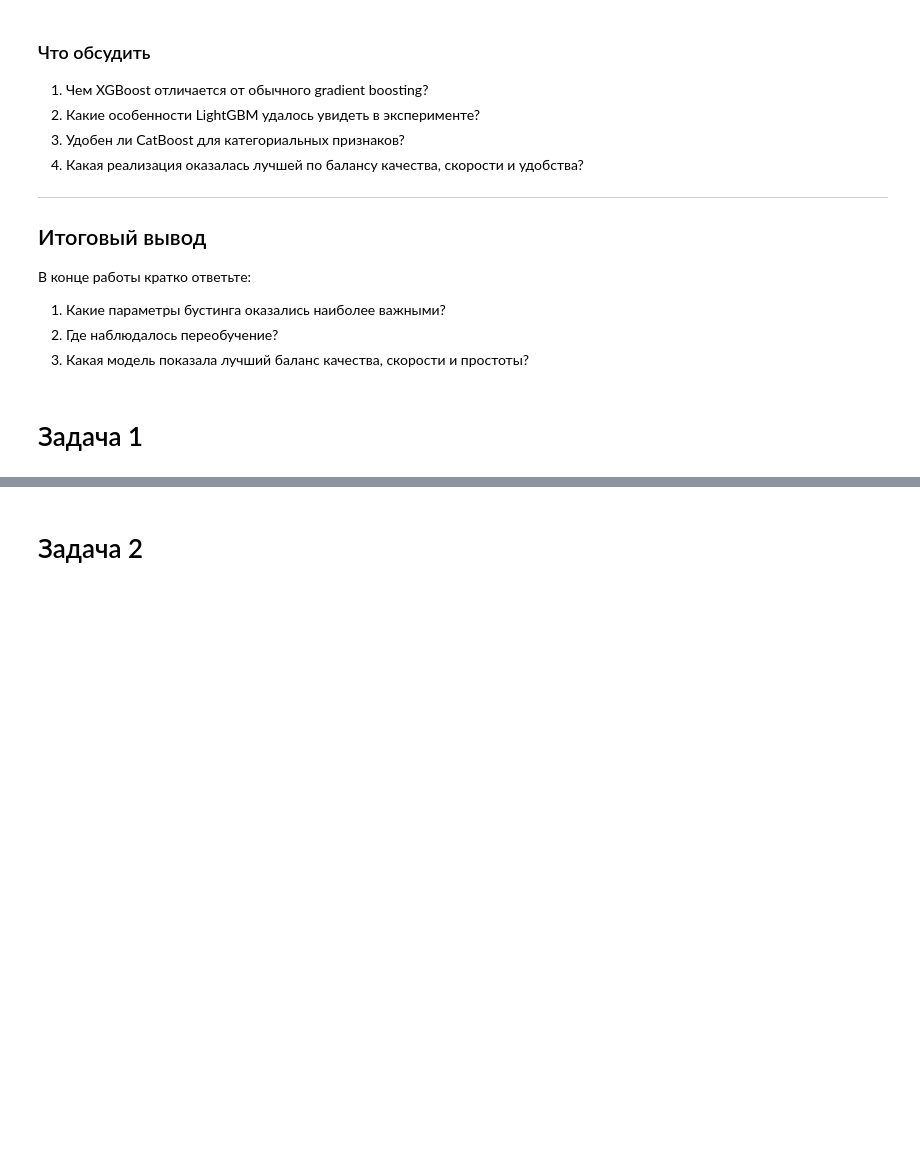
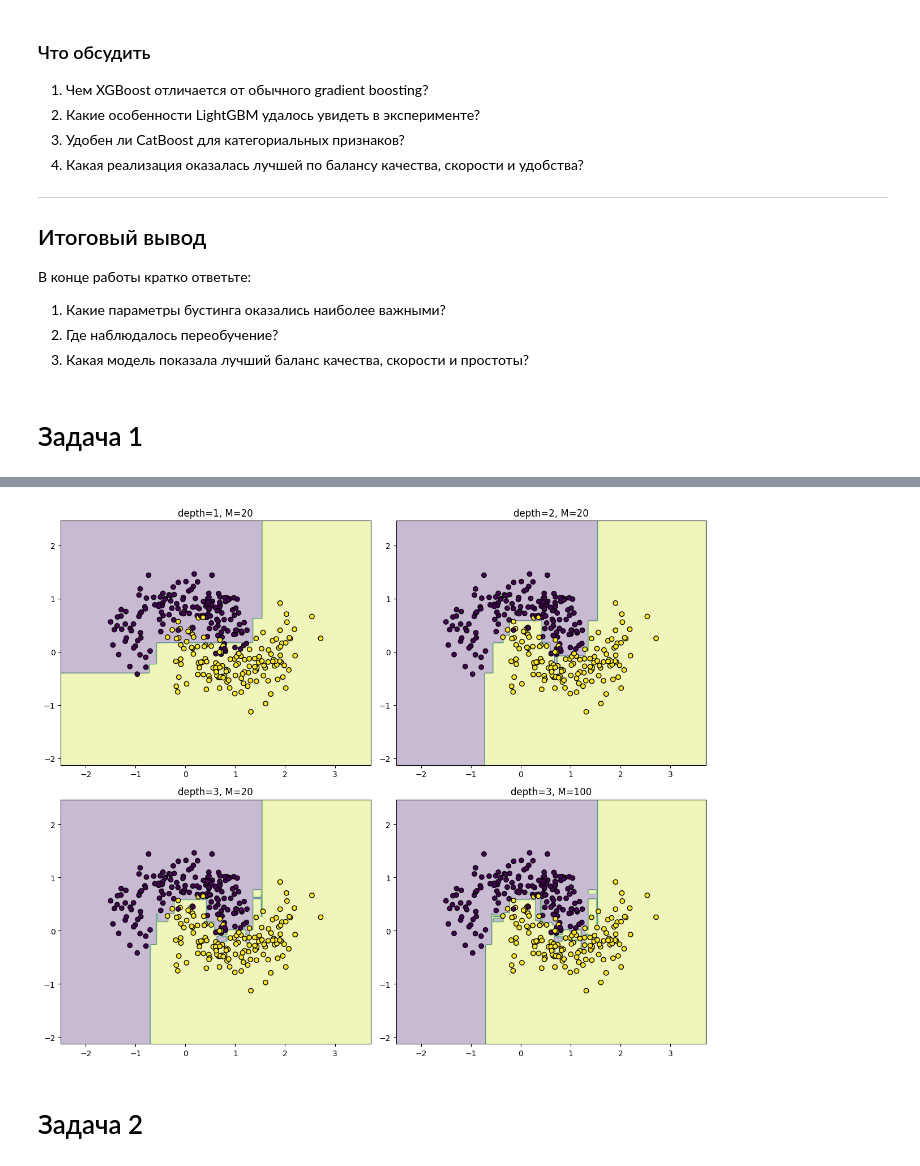
Before and after one commit to DmytryPan/ml-math-base-course, a Jupyter notebook: lab-10-boosting/HW_10_boosting.ipynb, the cells around one changed output, grey strips where cells are left out. Saved outputs shown, nothing was run; the diff lists cells and outputs as text; code cells hidden in the pictures; blank space fills up the shorter version.

```diff
--- a/lab-10-boosting/HW_10_boosting.ipynb
+++ b/lab-10-boosting/HW_10_boosting.ipynb
@@ -124,3 +228,68 @@ $$
+# %%
+def plot_decision_boundary(model, X, y, title):
+
+    x_min, x_max = X[:, 0].min() - 1, X[:, 0].max() + 1
+    y_min, y_max = X[:, 1].min() - 1, X[:, 1].max() + 1
+
+    xx, yy = np.meshgrid(
+        np.linspace(x_min, x_max, 300),
+        np.linspace(y_min, y_max, 300)
+    )
+
+    grid = np.c_[xx.ravel(), yy.ravel()]
+
+    probs = model.predict(grid)
+    probs = probs.reshape(xx.shape)
+
+    plt.contourf(xx, yy, probs, alpha=0.3)
+
+    plt.scatter(
+        X[:, 0],
+        X[:, 1],
+        c=y,
+        edgecolors='k'
+    )
+
+    plt.title(title)
+
+
+configs = [
+    (1, 20),
+    (2, 20),
+    (3, 20),
+    (3, 100)
+]
+
+plt.figure(figsize=(12, 10))
+
+for i, (depth, n_estimators) in enumerate(configs, 1):
+
+    base_tree = DecisionTreeClassifier(
+        max_depth=depth,
+        random_state=42
+    )
+
+    model = AdaBoostClassifier(
+        estimator=base_tree,
+        n_estimators=n_estimators,
+        random_state=42
+    )
+
+    model.fit(X_train, y_train)
+
+    plt.subplot(2, 2, i)
+
+    plot_decision_boundary(
+        model,
+        X_test,
+        y_test,
+        f"depth={depth}, M={n_estimators}"
+    )
+
+plt.tight_layout()
+plt.show()
+# %% [output]
+[figure, added]
 # %% [markdown]
 # Задача 2
 # %% [markdown]
```
Also changed, not shown: parts of 5 cells of this notebook.
